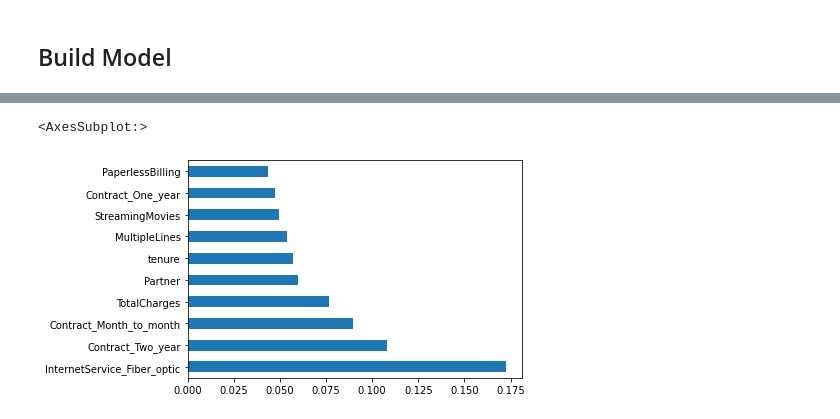
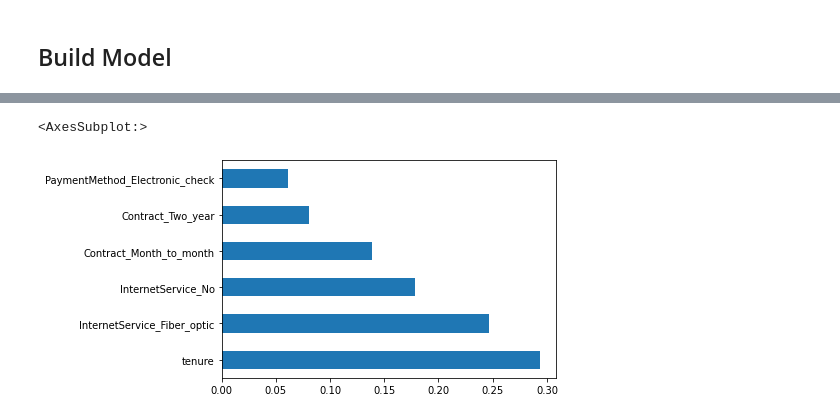
Before and after one commit to Gamers-Blended/Telco_Default_Classification, a Jupyter notebook: Data_Processing_and_Modelling.ipynb, the cells around one changed output, grey strips where cells are left out. Saved outputs shown, nothing was run; the diff lists cells and outputs as text; code cells hidden in the pictures.

```diff
--- a/Data_Processing_and_Modelling.ipynb
+++ b/Data_Processing_and_Modelling.ipynb
@@ -486,0 +385,4 @@ y_test = y_test.to_numpy()
+# %%
+# look at general stats of the numeric columns
+num_columns = ['tenure', 'MonthlyCharges', 'TotalCharges']
+df[num_columns].describe()
@@ -486,0 +751,36 @@ y_test = y_test.to_numpy()
+# %%
+from pickle import dump
+
+# normalise only the train set
+temp_df = pd.DataFrame(x_train, columns = ['tenure'])
+df_remaining = x_train.drop(columns = ['tenure'])
+
+# define scaler
+scaler = MinMaxScaler()
+# fit scaler on the training dataset
+scaler.fit(temp_df)
+# transform the training dataset
+X_num_norm = scaler.transform(temp_df)
+# X_num_norm = min_max_scaler.fit_transform(temp_df)
+
+
+# save the scaler for same scaling of new data
+dump(scaler, open('saved_items/scaler.pkl', 'wb'))
+
+
+# create dataframe of normalised numerical features
+temp_df = pd.DataFrame(X_num_norm, columns= ['tenure'], index=df_remaining.index)
+
+# replace old x_train with new one with normalised numerical data
+x_train = pd.concat([df_remaining, temp_df], axis=1)
+# %%
+# normalise test set with same scaler used for the train set
+
+# load the scaler
+scaler = load(open('saved_items/scaler.pkl', 'rb'))
+
+# transform the validation dataset
+x_val = scaler.transform(x_val)
+
+# transform the test dataset
+x_test = scaler.transform(x_test)
@@ -542,11 +855,11 @@ plt.plot(clf.history['valid_accuracy'])
 # %%
 # make predictions
 y_pred = clf.predict(x_test)
 
 # plot feature importance
 feat_importances = pd.Series(clf.feature_importances_, index=features.columns)
-# show top 10 most important features
-feat_importances.nlargest(10).plot(kind='barh')
+# show top 6 most important features
+feat_importances.nlargest(6).plot(kind='barh')
 # %% [output]
 <AxesSubplot:>
-[figure, old version]
+[figure, new version]
```
Also changed, not shown: parts of 98 cells of this notebook, 7 other files.
